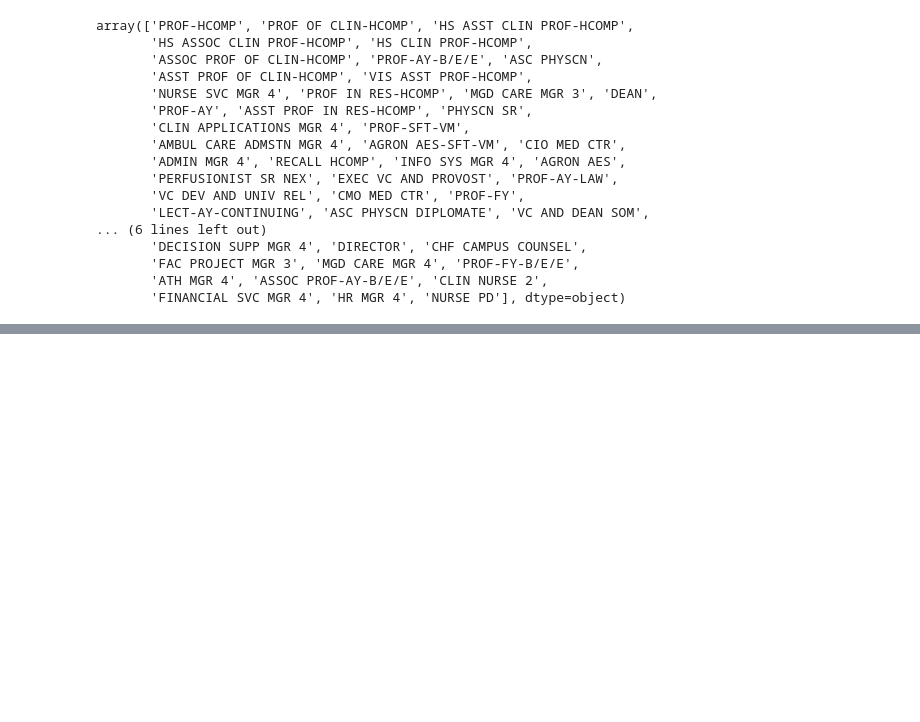
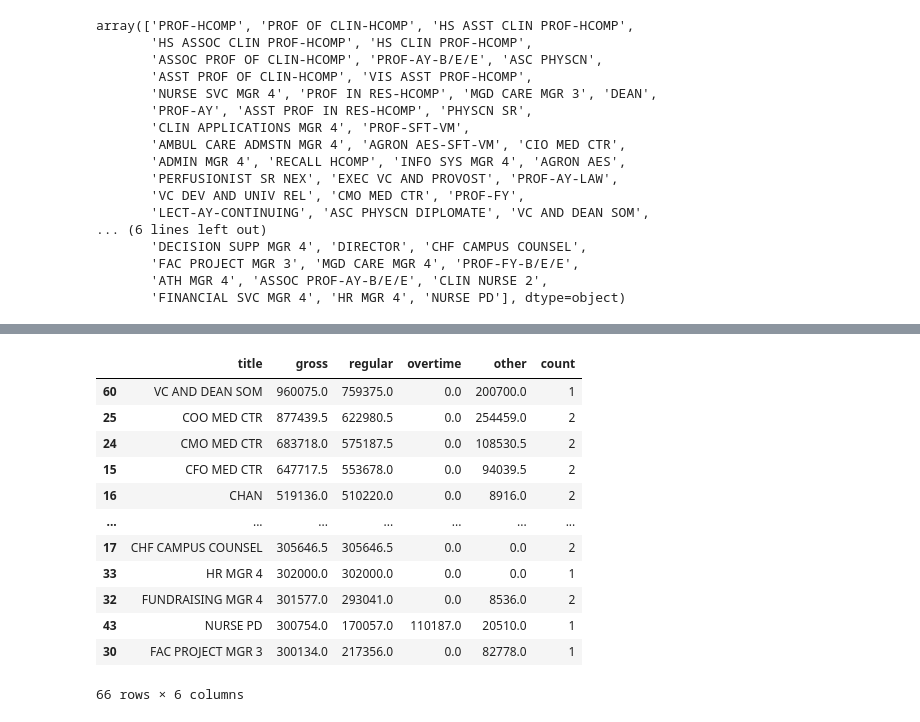
Before and after one commit to cc81972/STA141B, a Jupyter notebook: hw2/homework_2.ipynb, the cells around one changed output, grey strips where cells are left out. Saved outputs shown, nothing was run; the diff lists cells and outputs as text; code cells hidden in the pictures; blank space fills up the shorter version.

```diff
--- a/hw2/homework_2.ipynb
+++ b/hw2/homework_2.ipynb
@@ -448,0 +483,17 @@ array(['PROF-HCOMP', 'PROF OF CLIN-HCOMP', 'HS ASST CLIN PROF-HCOMP',
+# %%
+grouped_table = grouped_table.sort_values(by='gross', ascending=False)
+grouped_table
+# %% [output]
+|  | title | gross | regular | overtime | other | count |
+| 60 | VC AND DEAN SOM | 960075.0 | 759375.0 | 0.0 | 200700.0 | 1 |
+| 25 | COO MED CTR | 877439.5 | 622980.5 | 0.0 | 254459.0 | 2 |
+| 24 | CMO MED CTR | 683718.0 | 575187.5 | 0.0 | 108530.5 | 2 |
+| 15 | CFO MED CTR | 647717.5 | 553678.0 | 0.0 | 94039.5 | 2 |
+| 16 | CHAN | 519136.0 | 510220.0 | 0.0 | 8916.0 | 2 |
+| ... | ... | ... | ... | ... | ... | ... |
+| 17 | CHF CAMPUS COUNSEL | 305646.5 | 305646.5 | 0.0 | 0.0 | 2 |
+| 33 | HR MGR 4 | 302000.0 | 302000.0 | 0.0 | 0.0 | 1 |
+| 32 | FUNDRAISING MGR 4 | 301577.0 | 293041.0 | 0.0 | 8536.0 | 2 |
+| 43 | NURSE PD | 300754.0 | 170057.0 | 110187.0 | 20510.0 | 1 |
+| 30 | FAC PROJECT MGR 3 | 300134.0 | 217356.0 | 0.0 | 82778.0 | 1 |
+66 rows × 6 columns
```
Also changed, not shown: parts of 5 cells of this notebook.
